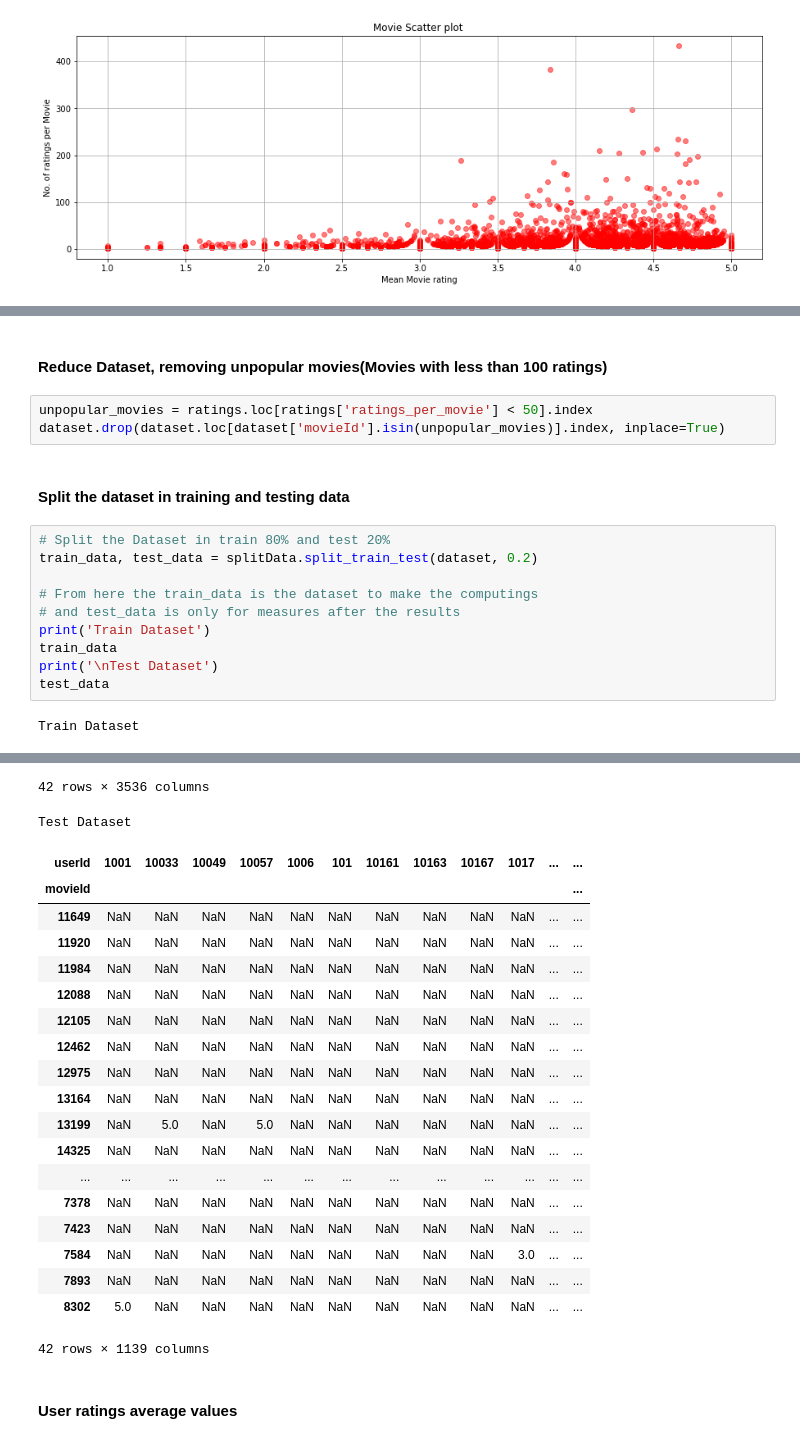
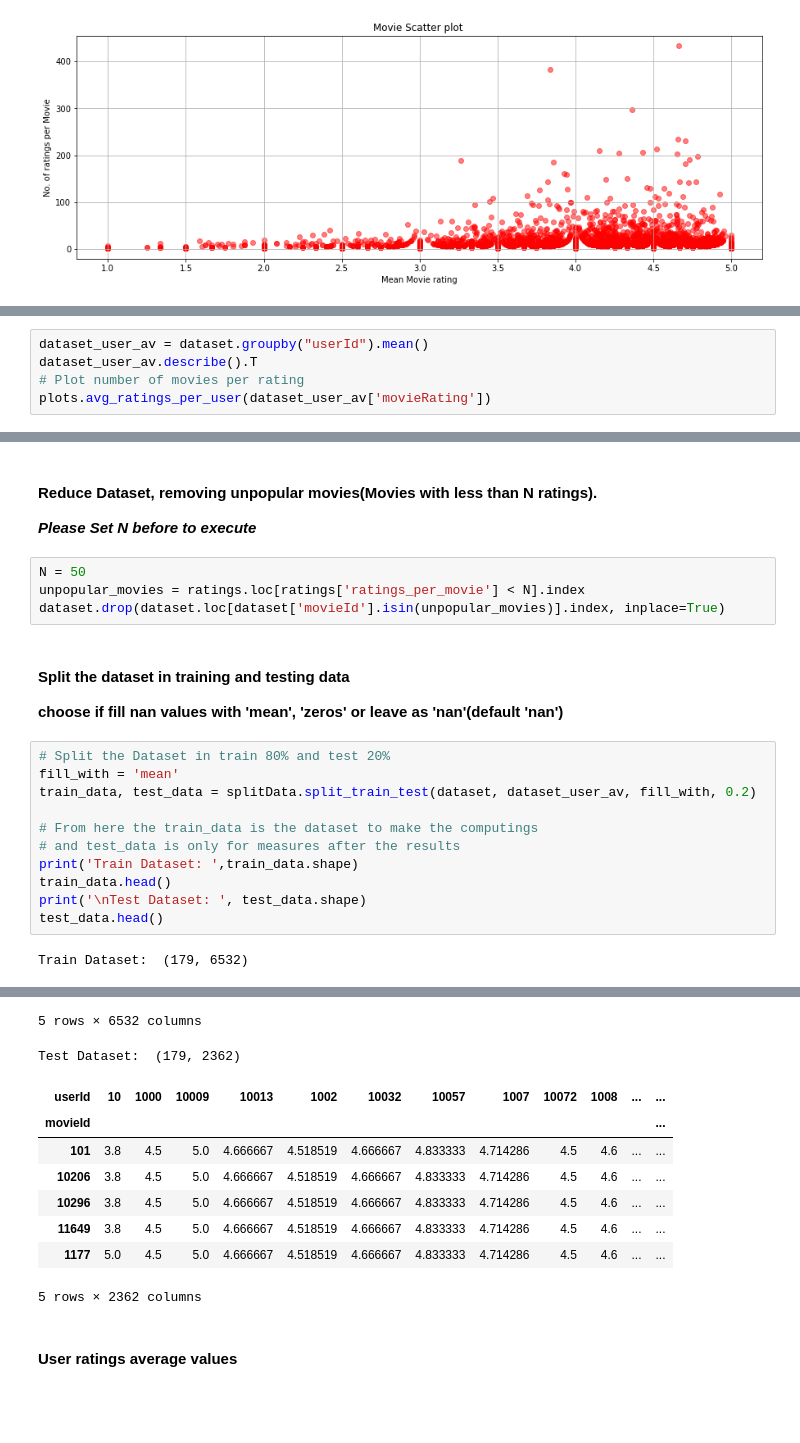
Before and after one commit to andres112/Social-Media-Analytics, a Jupyter notebook: Project/main.ipynb, the cells around one changed output, grey strips where cells are left out. Drawn from its saved outputs; the diff is of its cells as text; blank space fills up the shorter version.

Commit message:
Include dataset full nan values
include in split Data function the posibility to fill the nan values with zeros or mean value

```diff
--- a/Project/main.ipynb
+++ b/Project/main.ipynb
@@ -162,0 +167,5 @@ Ratings per Movie
+# %%
+dataset_user_av = dataset.groupby("userId").mean()
+dataset_user_av.describe().T
+# Plot number of movies per rating
+plots.avg_ratings_per_user(dataset_user_av['movieRating'])
@@ -163,19 +176,23 @@ Ratings per Movie
 # %% [markdown]
-#### Reduce Dataset, removing unpopular movies(Movies with less than 100 ratings)
+#### Reduce Dataset, removing unpopular movies(Movies with less than N ratings).
+_**Please Set N before to execute**_
 # %%
-unpopular_movies = ratings.loc[ratings['ratings_per_movie'] < 50].index
+N = 50
+unpopular_movies = ratings.loc[ratings['ratings_per_movie'] < N].index
 dataset.drop(dataset.loc[dataset['movieId'].isin(unpopular_movies)].index, inplace=True)
 # %% [markdown]
 #### Split the dataset in training and testing data
+**choose if fill nan values with 'mean', 'zeros' or leave as 'nan'(default 'nan')**
 # %%
 # Split the Dataset in train 80% and test 20%
-train_data, test_data = splitData.split_train_test(dataset, 0.2)
+fill_with = 'mean'
+train_data, test_data = splitData.split_train_test(dataset, dataset_user_av, fill_with, 0.2)
 
 # From here the train_data is the dataset to make the computings
 # and test_data is only for measures after the results
-print('Train Dataset')
-train_data
-print('\nTest Dataset')
-test_data
+print('Train Dataset: ',train_data.shape)
+train_data.head()
+print('\nTest Dataset: ', test_data.shape)
+test_data.head()
 # %% [output]
-Train Dataset
+Train Dataset:  (179, 6532)
@@ -200,24 +206,13 @@ Train Dataset
-42 rows × 3536 columns
+5 rows × 6532 columns
-Test Dataset
+Test Dataset:  (179, 2362)
-| userId | 1001 | 10033 | 10049 | 10057 | 1006 | 101 | 10161 | 10163 | 10167 | 1017 | ... | ... |
+| userId | 10 | 1000 | 10009 | 10013 | 1002 | 10032 | 10057 | 1007 | 10072 | 1008 | ... | ... |
 | movieId |  |  |  |  |  |  |  |  |  |  |  | ... |
-| 11649 | NaN | NaN | NaN | NaN | NaN | NaN | NaN | NaN | NaN | NaN | ... | ... |
-| 11920 | NaN | NaN | NaN | NaN | NaN | NaN | NaN | NaN | NaN | NaN | ... | ... |
-| 11984 | NaN | NaN | NaN | NaN | NaN | NaN | NaN | NaN | NaN | NaN | ... | ... |
-| 12088 | NaN | NaN | NaN | NaN | NaN | NaN | NaN | NaN | NaN | NaN | ... | ... |
-| 12105 | NaN | NaN | NaN | NaN | NaN | NaN | NaN | NaN | NaN | NaN | ... | ... |
-| 12462 | NaN | NaN | NaN | NaN | NaN | NaN | NaN | NaN | NaN | NaN | ... | ... |
-| 12975 | NaN | NaN | NaN | NaN | NaN | NaN | NaN | NaN | NaN | NaN | ... | ... |
-| 13164 | NaN | NaN | NaN | NaN | NaN | NaN | NaN | NaN | NaN | NaN | ... | ... |
-| 13199 | NaN | 5.0 | NaN | 5.0 | NaN | NaN | NaN | NaN | NaN | NaN | ... | ... |
-| 14325 | NaN | NaN | NaN | NaN | NaN | NaN | NaN | NaN | NaN | NaN | ... | ... |
-| ... | ... | ... | ... | ... | ... | ... | ... | ... | ... | ... | ... | ... |
-| 7378 | NaN | NaN | NaN | NaN | NaN | NaN | NaN | NaN | NaN | NaN | ... | ... |
-| 7423 | NaN | NaN | NaN | NaN | NaN | NaN | NaN | NaN | NaN | NaN | ... | ... |
-| 7584 | NaN | NaN | NaN | NaN | NaN | NaN | NaN | NaN | NaN | 3.0 | ... | ... |
-| 7893 | NaN | NaN | NaN | NaN | NaN | NaN | NaN | NaN | NaN | NaN | ... | ... |
-| 8302 | 5.0 | NaN | NaN | NaN | NaN | NaN | NaN | NaN | NaN | NaN | ... | ... |
+| 101 | 3.8 | 4.5 | 5.0 | 4.666667 | 4.518519 | 4.666667 | 4.833333 | 4.714286 | 4.5 | 4.6 | ... | ... |
+| 10206 | 3.8 | 4.5 | 5.0 | 4.666667 | 4.518519 | 4.666667 | 4.833333 | 4.714286 | 4.5 | 4.6 | ... | ... |
+| 10296 | 3.8 | 4.5 | 5.0 | 4.666667 | 4.518519 | 4.666667 | 4.833333 | 4.714286 | 4.5 | 4.6 | ... | ... |
+| 11649 | 3.8 | 4.5 | 5.0 | 4.666667 | 4.518519 | 4.666667 | 4.833333 | 4.714286 | 4.5 | 4.6 | ... | ... |
+| 1177 | 5.0 | 4.5 | 5.0 | 4.666667 | 4.518519 | 4.666667 | 4.833333 | 4.714286 | 4.5 | 4.6 | ... | ... |
-42 rows × 1139 columns
+5 rows × 2362 columns
 # %% [markdown]
 #### User ratings average values
 # %%
```
Also changed, not shown: parts of 6 cells of this notebook, 1 other file.
